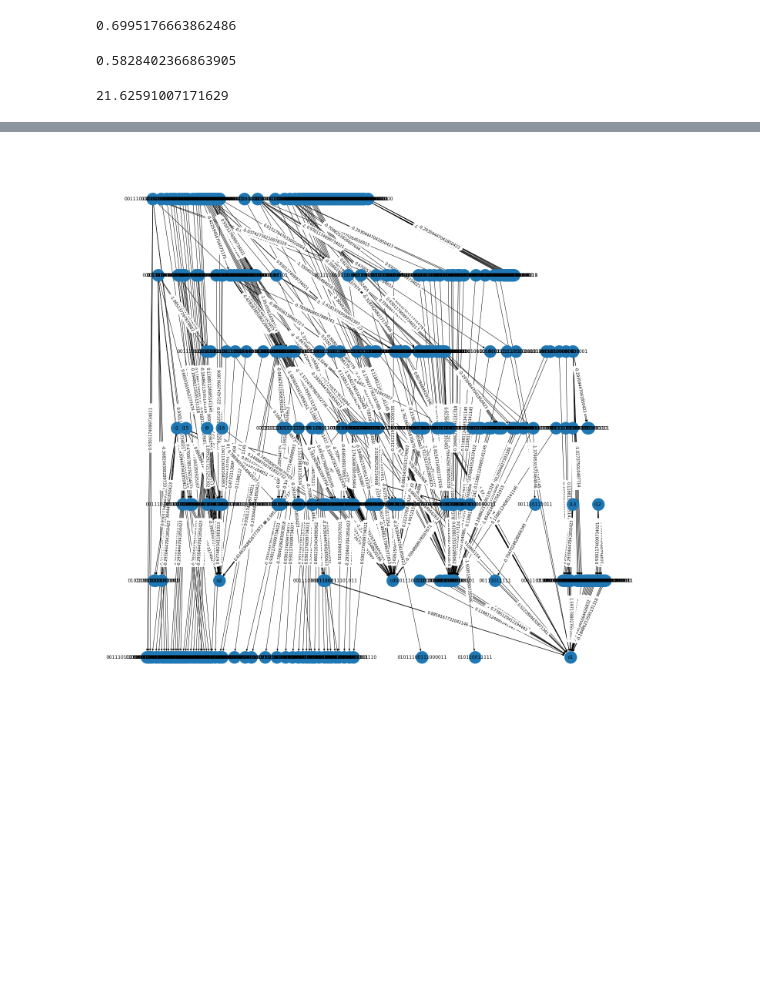
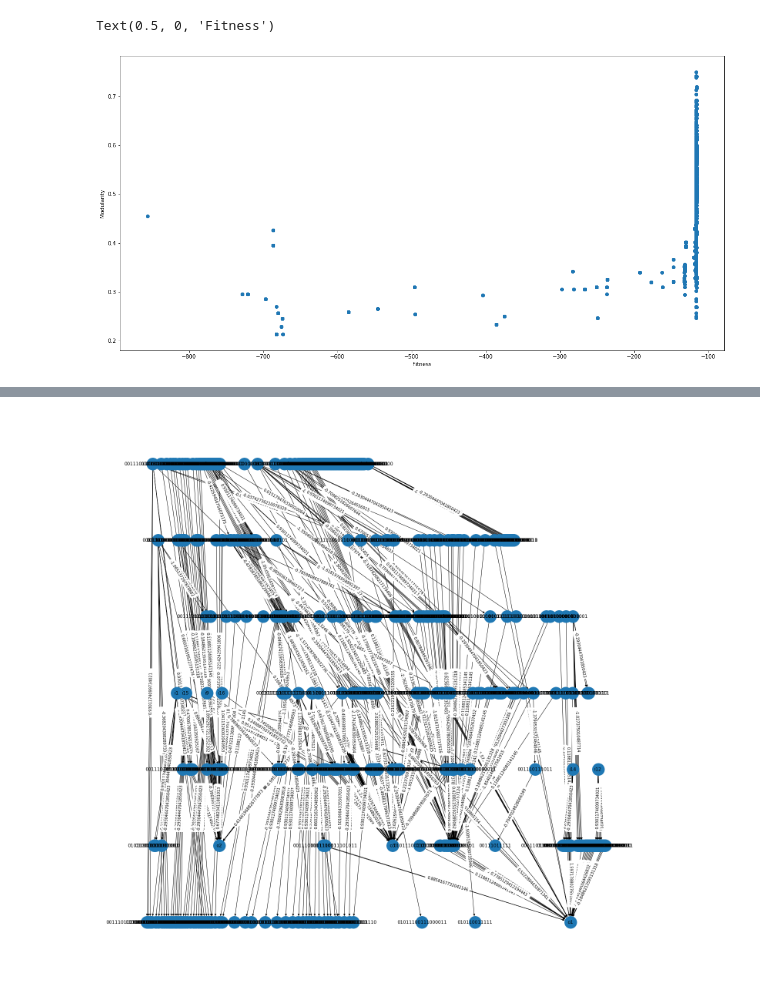
Before and after one commit to Remosy/MENNAG, a Jupyter notebook: view_hist.ipynb, the cells around one changed output, grey strips where cells are left out. Cells and saved outputs as stored; diff of their text form; code cells hidden in the pictures; blank space fills up the shorter version.

```diff
--- a/view_hist.ipynb
+++ b/view_hist.ipynb
@@ -13,44 +16,21 @@ from history import History
 # %%
 hist = History()
-hist.load('out/bipedout_re200')
-
-#remove unconnected neurons
+hist.load('out/Pendulum-v0404')
-# %% [output]
-0.6995176663862486
 # %%
 from analyzer import *
 a = Analyzer(hist)
-nn = hist.bests[5].execute()
-a.Q_metric(5)
+modularity = []
+for i in range(len(hist.bests)):
+    nn = hist.bests[i].execute()
+    nn.compile()
+    modularity.append(a.Q_metric(i))
-# %% [output]
-0.5828402366863905
-# %%
-task = hist.tasks[0]
-i = -1
-env = gym.make(task)
-#env.seed(seed=hist.seeds[i])
-hist.bests[i].compile()
-nn = hist.bests[i].execute()
-obs = env.reset()
-done = False
-totalReward = 0
-obs = env.reset()
-while (not done):
-    if (task == 'CartPole-v1'):
-        action = nn.step(obs)[0]
-        if (action > 0):
-            action = 1
-        else:
-            action = 0
-    else:
-        action = nn.step(obs) * env.action_space.high
-    new_obs, reward, done, info = env.step(action)
-    totalReward += reward
-    if (max(abs((new_obs - obs))) < 1e-5):
-        break
-    obs = new_obs
-    env.render()
-env.close()
-print(totalReward)
-# %% [output]
-21.62591007171629
+# %%
+import matplotlib.pyplot as plt
+plt.figure(figsize=(20,10))
+plt.scatter(hist.fitnesses, modularity)
+plt.ylabel('Modularity')
+plt.xlabel('Fitness')
+#plt.plot(modularity)
+# %% [output]
+Text(0.5, 0, 'Fitness')
+[figure, added]
```
Also changed, not shown: parts of 4 cells of this notebook, 11 other files.
